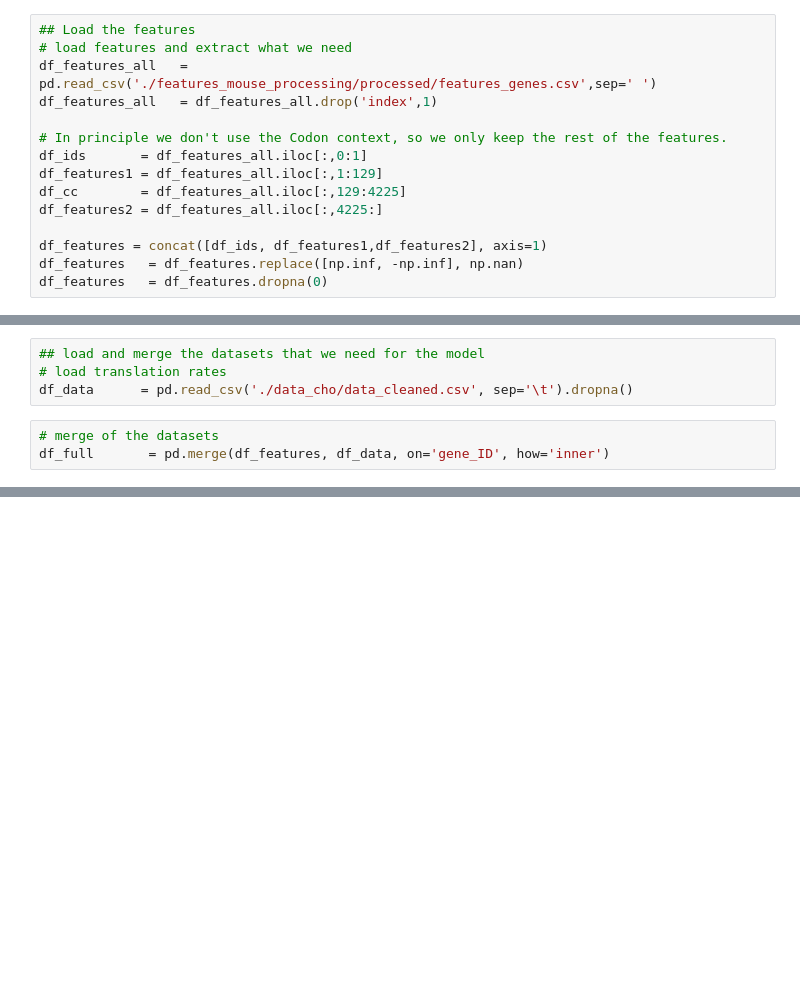
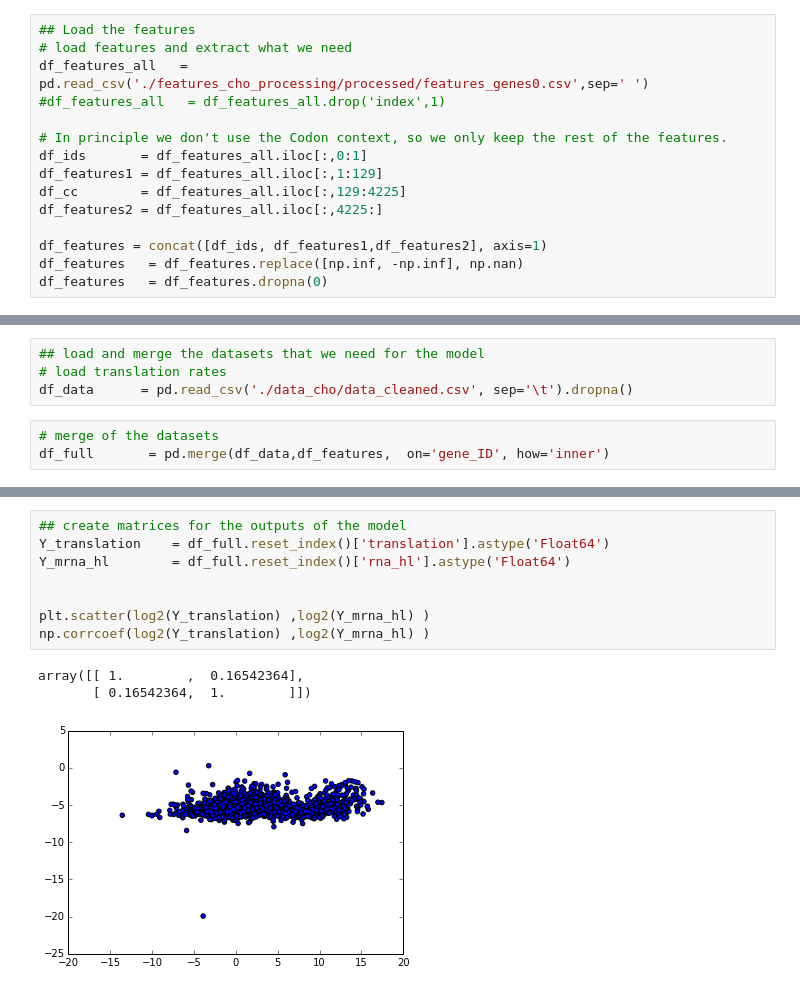
Before and after one commit to SheffieldML/GenePy, a Jupyter notebook: cho/model_cho.ipynb, the cells around one changed output, grey strips where cells are left out. Cells and saved outputs as stored; diff of their text form; blank space fills up the shorter version.

Commit message:
added multi-output model

```diff
--- a/cho/model_cho.ipynb
+++ b/cho/model_cho.ipynb
@@ -18,8 +16,8 @@ WARNING: pylab import has clobbered these variables: ['draw_if_interactive']
 # %%
 ## Load the features
 # load features and extract what we need
-df_features_all   = pd.read_csv('./features_mouse_processing/processed/features_genes.csv',sep=' ')
-df_features_all   = df_features_all.drop('index',1)
+df_features_all   = pd.read_csv('./features_cho_processing/processed/features_genes0.csv',sep=' ')
+#df_features_all   = df_features_all.drop('index',1)
 
 # In principle we don't use the Codon context, so we only keep the rest of the features.
 df_ids       = df_features_all.iloc[:,0:1]
@@ -38,4 +34,4 @@ IOError: File ./features_mouse_processing/processed/features_genes.csv does not
 df_data      = pd.read_csv('./data_cho/data_cleaned.csv', sep='\t').dropna()
 # %%
 # merge of the datasets
-df_full       = pd.merge(df_features, df_data, on='gene_ID', how='inner')
+df_full       = pd.merge(df_data,df_features,  on='gene_ID', how='inner')
@@ -64,0 +59,12 @@ df_data
+# %%
+## create matrices for the outputs of the model
+Y_translation    = df_full.reset_index()['translation'].astype('Float64')
+Y_mrna_hl        = df_full.reset_index()['rna_hl'].astype('Float64')
+
+
+plt.scatter(log2(Y_translation) ,log2(Y_mrna_hl) )
+np.corrcoef(log2(Y_translation) ,log2(Y_mrna_hl) )
+# %% [output]
+array([[ 1.        ,  0.16542364],
+       [ 0.16542364,  1.        ]])
+[figure, added]
```
Also changed, not shown: parts of 19 cells of this notebook, 16 other files.
